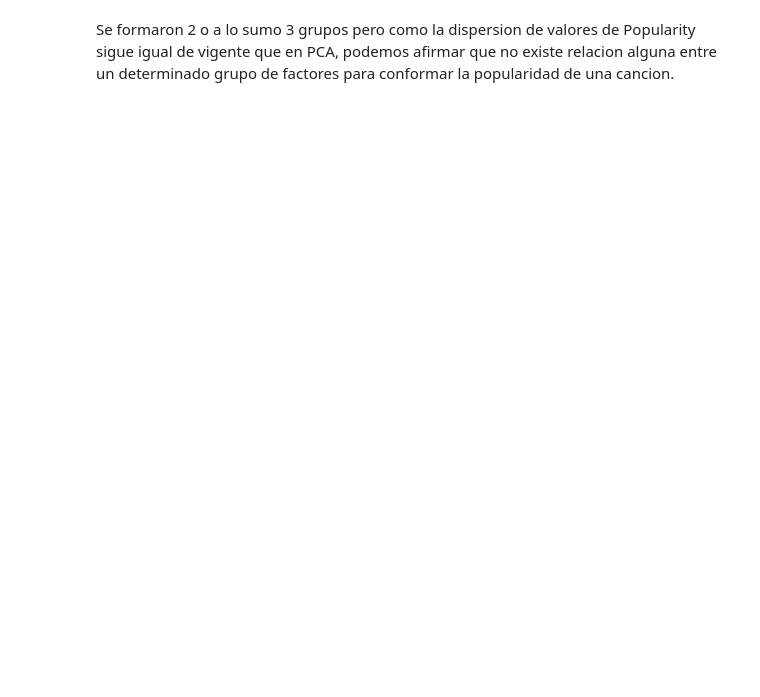
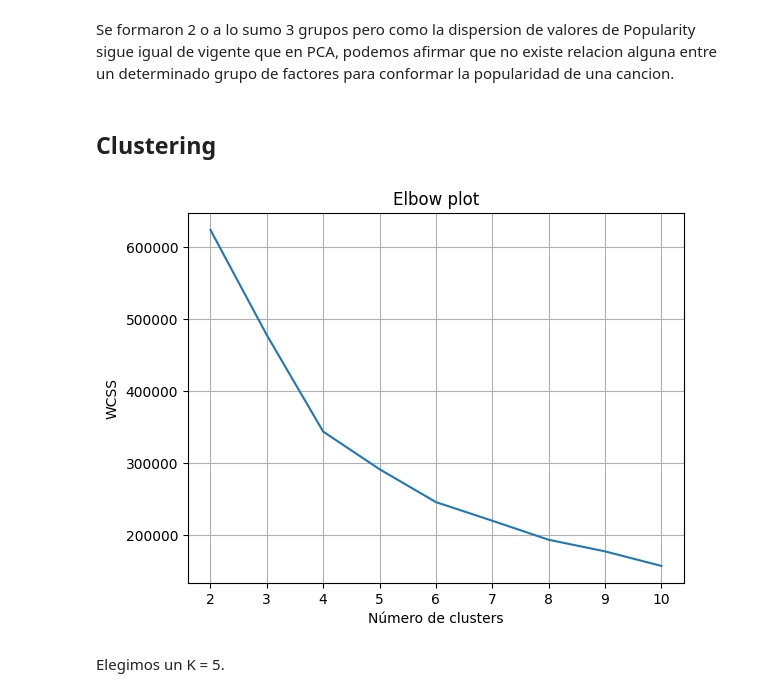
Before and after one commit to nachoperna/Fundamentos-de-la-Ciencia-de-Datos, a Jupyter notebook: TPE/tpe.ipynb, the cells around one changed output. Drawn from its saved outputs; the diff is of its cells as text; code cells hidden in the pictures; blank space fills up the shorter version.

Commit message:
planteamiento clustering

```diff
--- a/TPE/tpe.ipynb
+++ b/TPE/tpe.ipynb
@@ -1299,2 +1299,27 @@ Después de UMAP: (980, 2)
 # %% [markdown]
 Se formaron 2 o a lo sumo 3 grupos pero como la dispersion de valores de Popularity sigue igual de vigente que en PCA, podemos afirmar que no existe relacion alguna entre un determinado grupo de factores para conformar la popularidad de una cancion.
+# %% [markdown]
+## Clustering
+# %%
+from sklearn.cluster import KMeans
+
+features = covers_sin_track_artist.copy()
+
+# calculamos cada KMean para cada número de clusters, y nos quedamos con el valor
+wcss = []
+for k in range(2, 11):
+    kmeans = KMeans(n_clusters=k, random_state=10)
+    kmeans.fit(features)
+    wcss.append(kmeans.inertia_)
+
+# graficamos el elbow plot
+plt.plot(range(2, 11), wcss)
+plt.title('Elbow plot')
+plt.grid("True")
+plt.xlabel('Número de clusters')
+plt.ylabel('WCSS')
+plt.show()
+# %% [output]
+[figure, added]
+# %% [markdown]
+Elegimos un K = 5.
```
Also changed, not shown: parts of 5 cells of this notebook.
